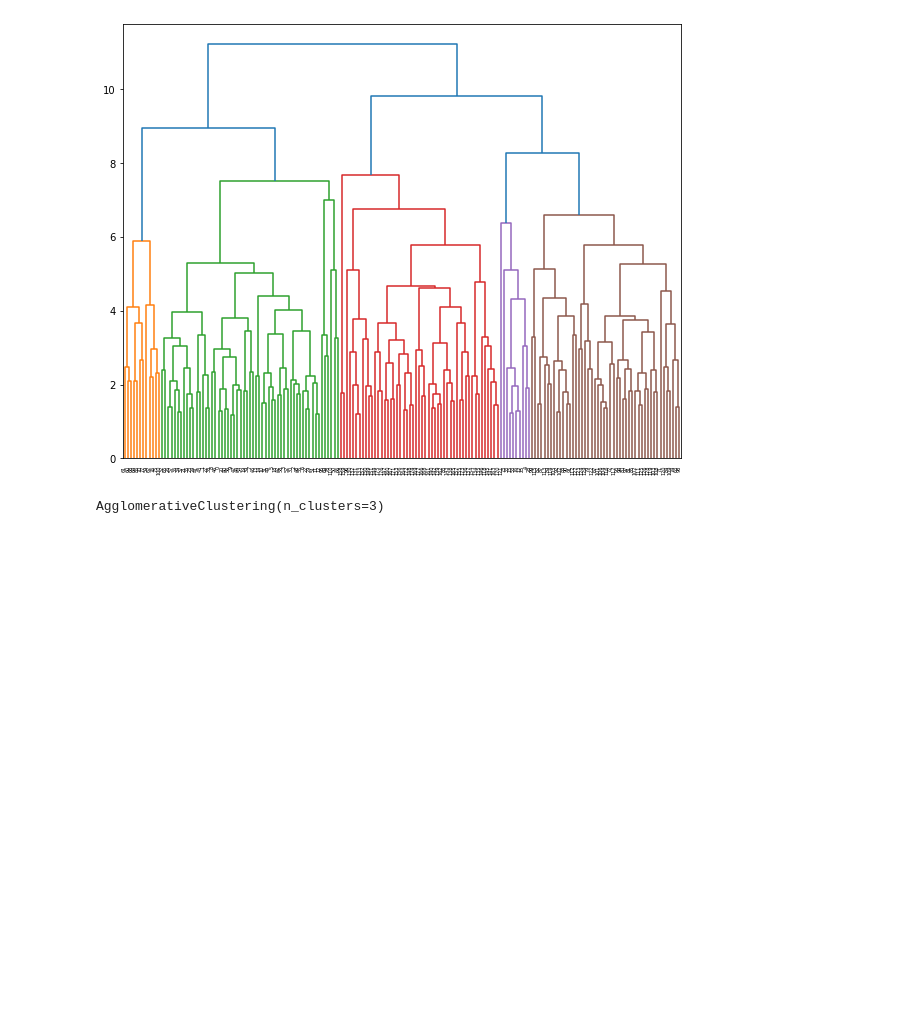
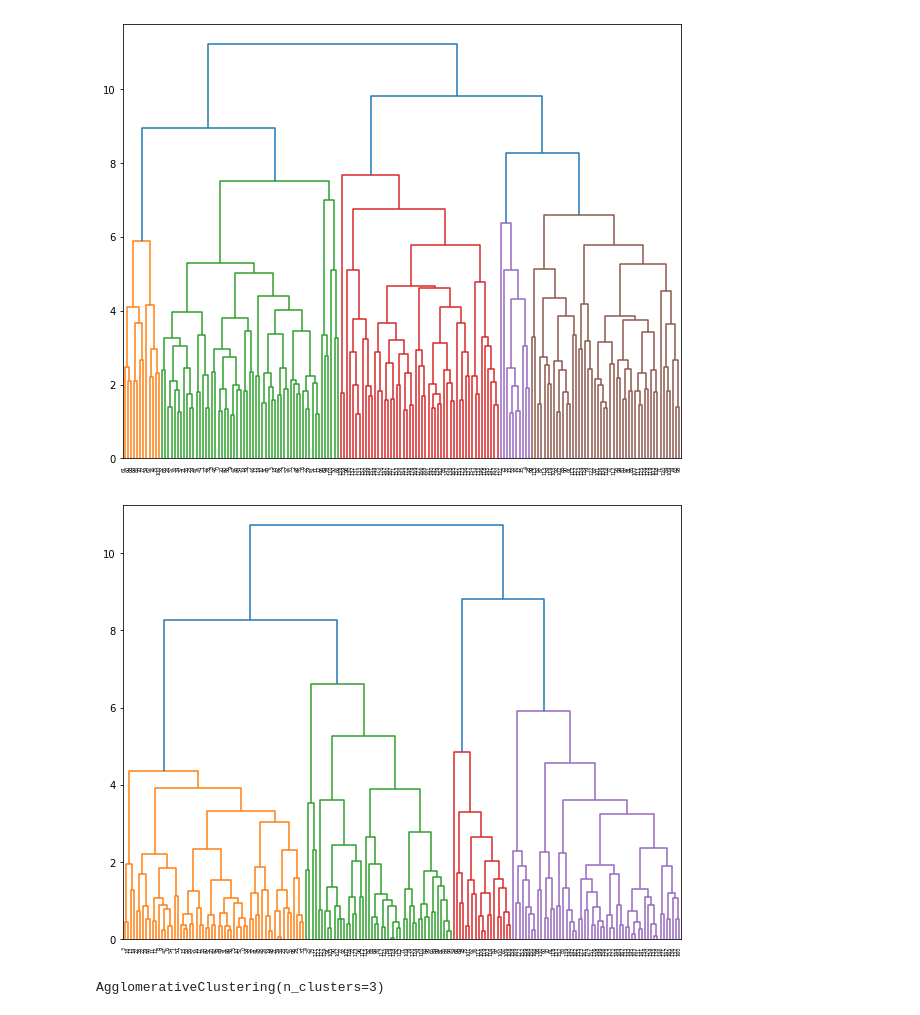
Before and after one commit to tarunmer77/PCA, a Jupyter notebook: wine_PCA.ipynb, the cells around one changed output. Cells and saved outputs as stored; diff of their text form; code cells hidden in the pictures; blank space fills up the shorter version.

```diff
--- a/wine_PCA.ipynb
+++ b/wine_PCA.ipynb
@@ -191,6 +192,12 @@ plt.figure(figsize=(10,8))
 dendrogram = sch.dendrogram(sch.linkage(df_norm,'complete'))
 # %% [output]
 [figure]
+# %%
+# building dendrogram using PCA
+plt.figure(figsize=(10,8))
+dendrogram = sch.dendrogram(sch.linkage(df_final,'complete'))
+# %% [output]
+[figure, added]
 # %%
 # creating clusters
 # %%
```
Also changed, not shown: parts of 13 cells of this notebook.
